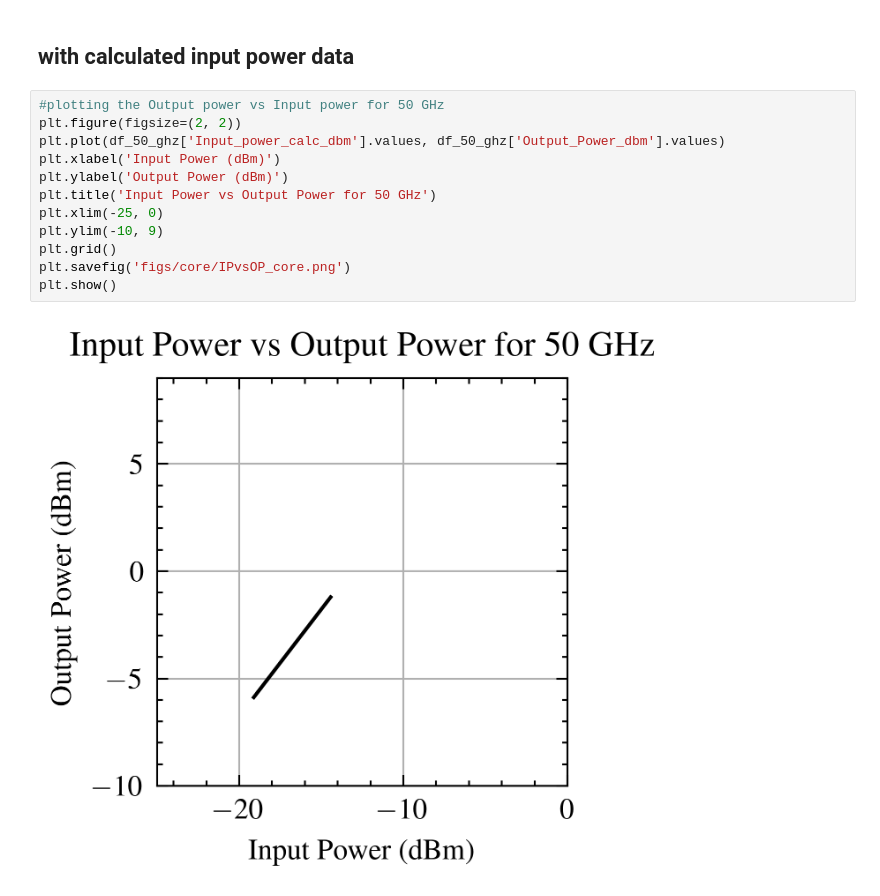
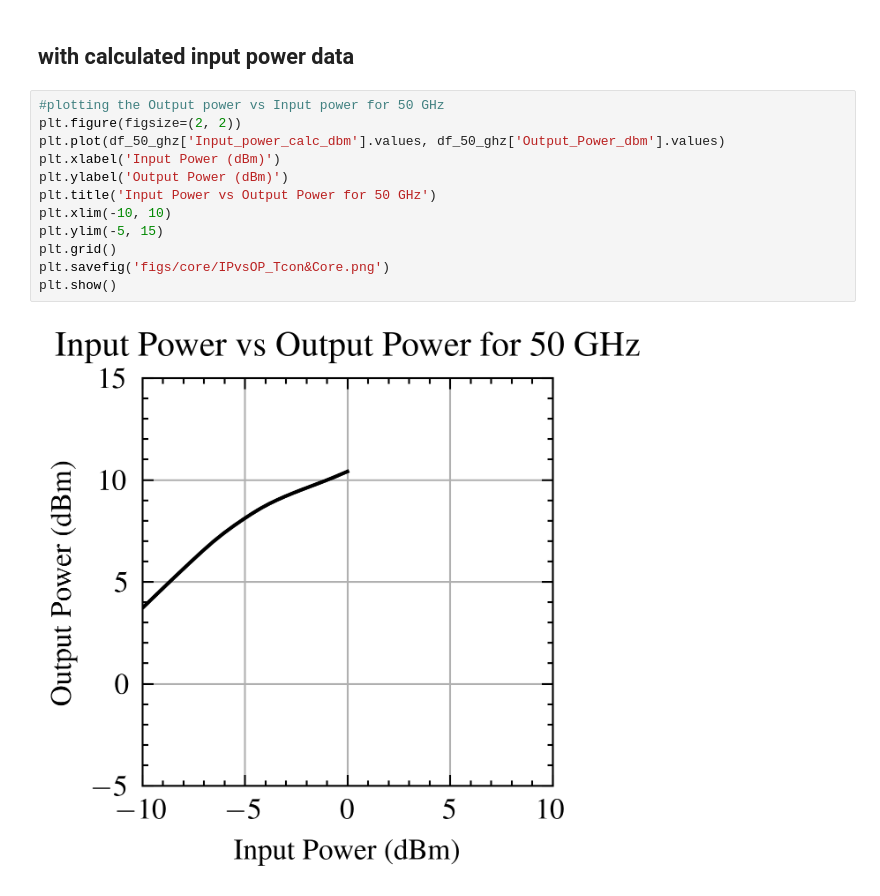
Before and after one commit to IHP-GmbH/IHP-AnalogAcademy, a Jupyter notebook: modules/module_2_50GHz_MPA/part_4_layout_EMsims/data_processing/python/post_processing.ipynb, the cells around one changed output. Saved outputs shown, nothing was run; the diff lists cells and outputs as text.

Commit message:
Add new image of compression point

```diff
--- a/modules/module_2_50GHz_MPA/part_4_layout_EMsims/data_processing/python/post_processing.ipynb
+++ b/modules/module_2_50GHz_MPA/part_4_layout_EMsims/data_processing/python/post_processing.ipynb
@@ -98,17 +98,17 @@ df_50_ghz.loc[:, 'Input_power_calc_dbm'] = Pi_calc
 # %%
 #plotting the Output power vs Input power for 50 GHz
 plt.figure(figsize=(2, 2))
 plt.plot(df_50_ghz['Input_power_calc_dbm'].values, df_50_ghz['Output_Power_dbm'].values)
 plt.xlabel('Input Power (dBm)')
 plt.ylabel('Output Power (dBm)')
 plt.title('Input Power vs Output Power for 50 GHz')
-plt.xlim(-25, 0)
-plt.ylim(-10, 9)
+plt.xlim(-10, 10)
+plt.ylim(-5, 15)
 plt.grid()
-plt.savefig('figs/core/IPvsOP_core.png')
+plt.savefig('figs/core/IPvsOP_Tcon&Core.png')
 plt.show()
 # %% [output]
-[figure, old version]
+[figure, new version]
 # %%
 df_50_ghz = df_50_ghz.reset_index(drop=True)
 Gain_db = df_50_ghz['Output_Power_dbm'] - df_50_ghz['Input_power_calc_dbm']
```
Also changed, not shown: parts of 1 cell of this notebook, 9 other files.
